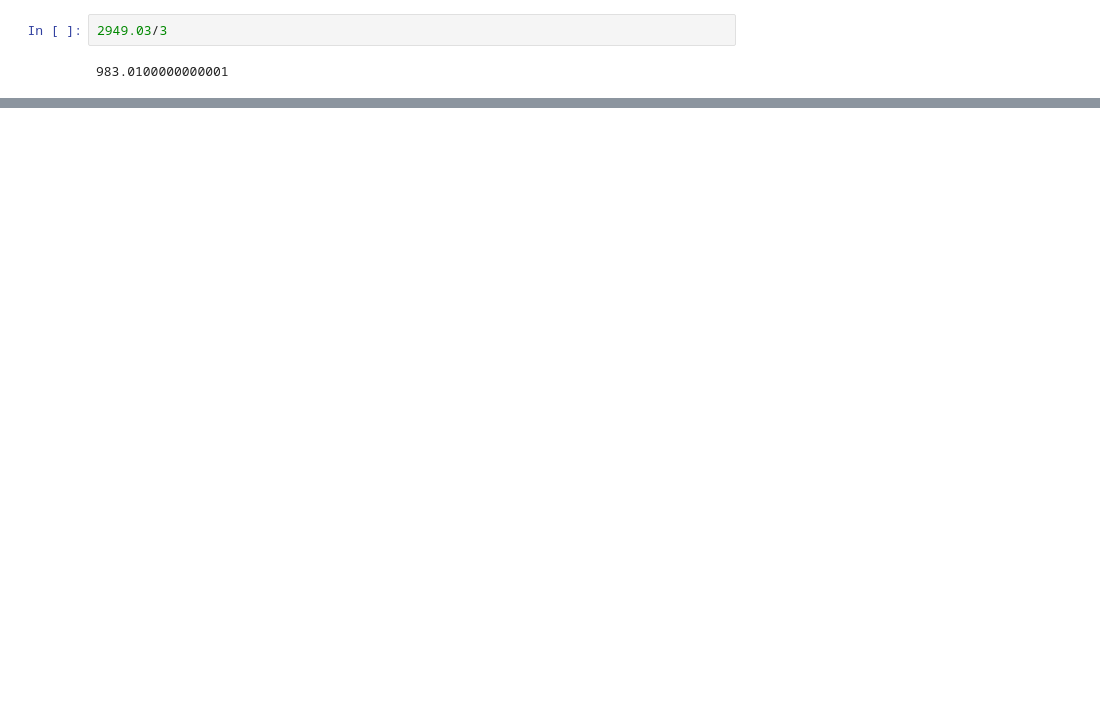
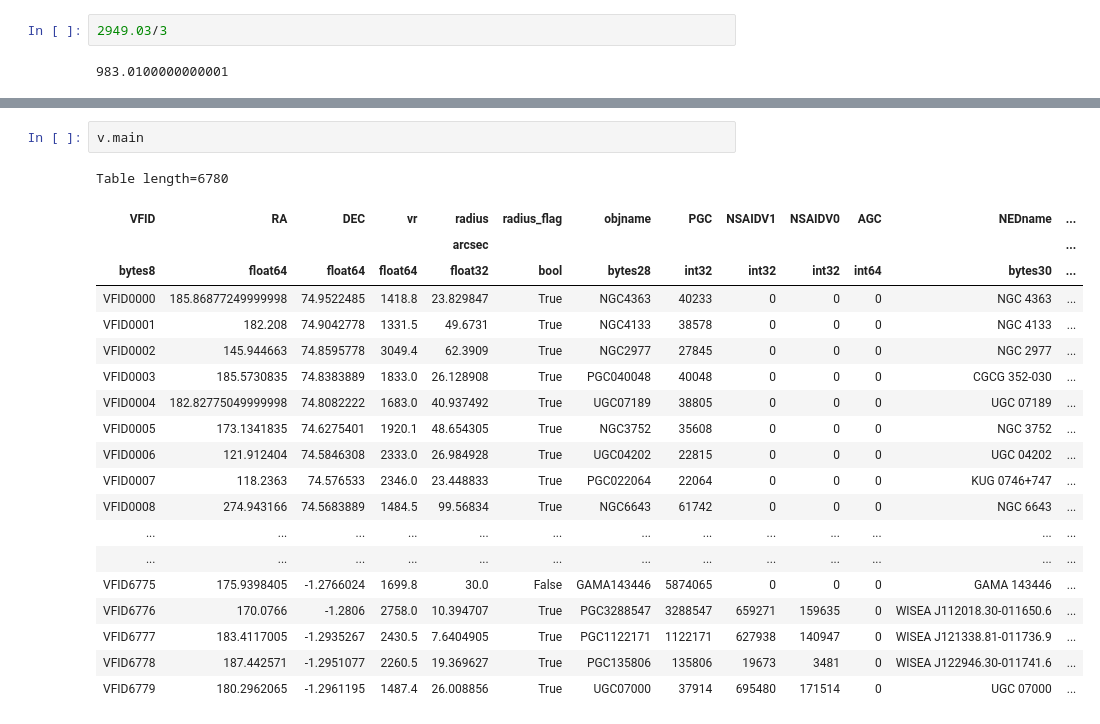
Before and after one commit to rfinn/havirgo, a Jupyter notebook: notebooks/RF_get_continuum_scale_halpha.ipynb, the cells around one changed output, grey strips where cells are left out. Saved outputs shown, nothing was run; the diff lists cells and outputs as text; blank space fills up the shorter version.

```diff
--- a/notebooks/RF_get_continuum_scale_halpha.ipynb
+++ b/notebooks/RF_get_continuum_scale_halpha.ipynb
@@ -84,0 +195,23 @@ STD cut in SF image = 7.196e-06
+# %%
+v.main
+# %% [output]
+Table length=6780
+| VFID | RA | DEC | vr | radius | radius_flag | objname | PGC | NSAIDV1 | NSAIDV0 | AGC | NEDname | ... |
+|  |  |  |  | arcsec |  |  |  |  |  |  |  | ... |
+| bytes8 | float64 | float64 | float64 | float32 | bool | bytes28 | int32 | int32 | int32 | int64 | bytes30 | ... |
+| VFID0000 | 185.86877249999998 | 74.9522485 | 1418.8 | 23.829847 | True | NGC4363 | 40233 | 0 | 0 | 0 | NGC 4363 | ... |
+| VFID0001 | 182.208 | 74.9042778 | 1331.5 | 49.6731 | True | NGC4133 | 38578 | 0 | 0 | 0 | NGC 4133 | ... |
+| VFID0002 | 145.944663 | 74.8595778 | 3049.4 | 62.3909 | True | NGC2977 | 27845 | 0 | 0 | 0 | NGC 2977 | ... |
+| VFID0003 | 185.5730835 | 74.8383889 | 1833.0 | 26.128908 | True | PGC040048 | 40048 | 0 | 0 | 0 | CGCG 352-030 | ... |
+| VFID0004 | 182.82775049999998 | 74.8082222 | 1683.0 | 40.937492 | True | UGC07189 | 38805 | 0 | 0 | 0 | UGC 07189 | ... |
+| VFID0005 | 173.1341835 | 74.6275401 | 1920.1 | 48.654305 | True | NGC3752 | 35608 | 0 | 0 | 0 | NGC 3752 | ... |
+| VFID0006 | 121.912404 | 74.5846308 | 2333.0 | 26.984928 | True | UGC04202 | 22815 | 0 | 0 | 0 | UGC 04202 | ... |
+| VFID0007 | 118.2363 | 74.576533 | 2346.0 | 23.448833 | True | PGC022064 | 22064 | 0 | 0 | 0 | KUG 0746+747 | ... |
+| VFID0008 | 274.943166 | 74.5683889 | 1484.5 | 99.56834 | True | NGC6643 | 61742 | 0 | 0 | 0 | NGC 6643 | ... |
+| ... | ... | ... | ... | ... | ... | ... | ... | ... | ... | ... | ... | ... |
+| ... | ... | ... | ... | ... | ... | ... | ... | ... | ... | ... | ... | ... |
+| VFID6775 | 175.9398405 | -1.2766024 | 1699.8 | 30.0 | False | GAMA143446 | 5874065 | 0 | 0 | 0 | GAMA 143446 | ... |
+| VFID6776 | 170.0766 | -1.2806 | 2758.0 | 10.394707 | True | PGC3288547 | 3288547 | 659271 | 159635 | 0 | WISEA J112018.30-011650.6 | ... |
+| VFID6777 | 183.4117005 | -1.2935267 | 2430.5 | 7.6404905 | True | PGC1122171 | 1122171 | 627938 | 140947 | 0 | WISEA J121338.81-011736.9 | ... |
+| VFID6778 | 187.442571 | -1.2951077 | 2260.5 | 19.369627 | True | PGC135806 | 135806 | 19673 | 3481 | 0 | WISEA J122946.30-011741.6 | ... |
+| VFID6779 | 180.2962065 | -1.2961195 | 1487.4 | 26.008856 | True | UGC07000 | 37914 | 695480 | 171514 | 0 | UGC 07000 | ... |
```
Also changed, not shown: parts of 5 cells of this notebook, 1 other file.
